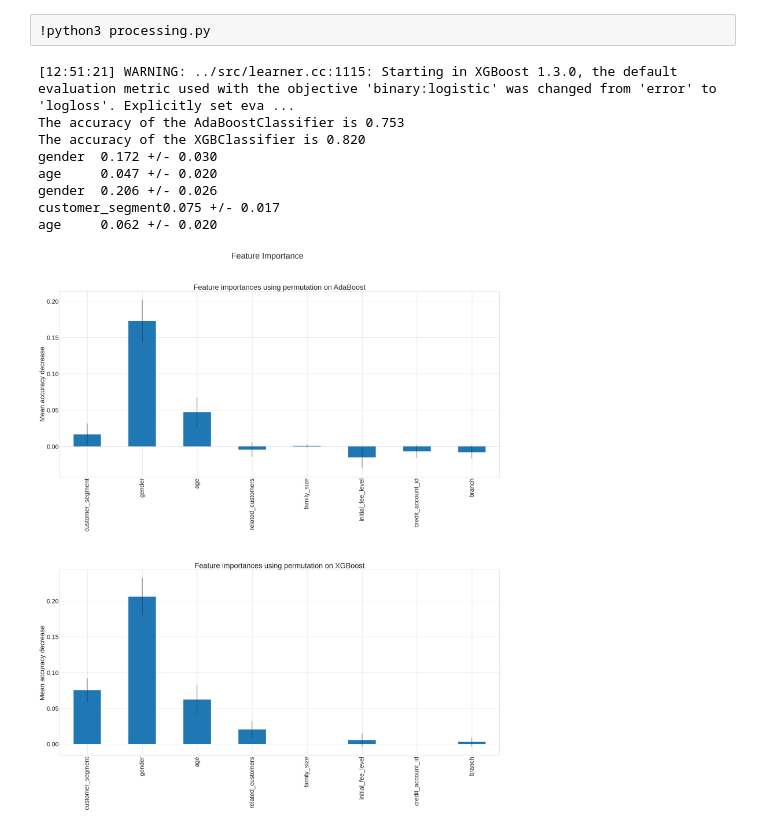
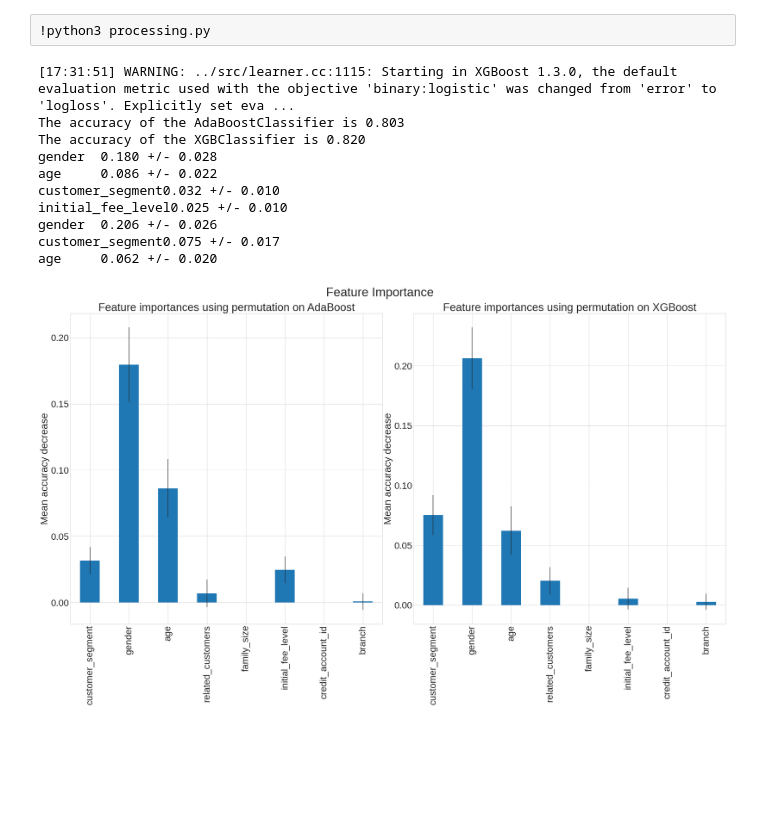
Before and after one commit to carlosmhd27/LenuseHealth_assignment, a Jupyter notebook: Solution.ipynb, the cells around one changed output. Saved outputs shown, nothing was run; the diff lists cells and outputs as text; code cells hidden in the pictures; blank space fills up the shorter version.

```diff
--- a/Solution.ipynb
+++ b/Solution.ipynb
@@ -128,12 +128,13 @@ data = cleaning_data(dataset_name,
                     save_csv = False,
                     print_info = False)
 
-segments = data["customer_segment"].unique()
-for segment in segments:
-    data_sgmt = data.where(data['customer_segment'] != segment).dropna()
-    convert = data_sgmt.pop('converted')
-    print(f"This data field has {data_sgmt.shape[1]} different parameters with {data_sgmt.shape[0]} entries")
-    fig, ax = visualize(data_sgmt, convert, save_fig = f"{segment}.pdf")
+# segments = data["customer_segment"].unique()
+# for segment in segments:
+# data_sgmt = data.where(data['customer_segment'] != segment).dropna()
+data_sgmt = data.copy()
+convert = data_sgmt.pop('converted')
+    # print(f"This data field has {data_sgmt.shape[1]} different parameters with {data_sgmt.shape[0]} entries")
+fig, ax = visualize(data_sgmt, convert, save_fig = f"Scatter.pdf")
 show()
 
 ## A part from visualizing we can show some percentage:
@@ -201,40 +197,42 @@ dataset_name = join(path_to_dataset, "Data_Scientist_-_Case_Dataset.xlsx")
 data = cleaning_data(dataset_name,
                     save_csv = False,
                     print_info = False)
 ## Separate in x and y
 convert = data.pop("converted")
 models, rs = modelling(data, convert)
 
 model_names = ["AdaBoost", "XGBoost"]
-fig, axs = subplots(2, figsize = (30, 40))
+fig, axs = subplots(1, 2, figsize = (30, 18))
 
 fig.suptitle("Feature Importance", fontsize = 37)
 
 
 for ax, model_name, r  in zip(axs, model_names, rs):
     ax = plot_importance(ax, r, model_name, index = data.keys())
 
 fig.subplots_adjust(bottom=0.2,
                 top = 0.92,
                 left=0.07,
                 right=0.98,
                 hspace = 0.5,
                 wspace = 0.1
                 )
 # fig.tight_layout()
 
-fig.savefig("Feature_importance.jpeg")
+fig.savefig("Figures/Feature_importance.jpeg")
 show()
 # %% [output]
-[12:51:21] WARNING: ../src/learner.cc:1115: Starting in XGBoost 1.3.0, the default evaluation metric used with the objective 'binary:logistic' was changed from 'error' to 'logloss'. Explicitly set eva ...
-The accuracy of the AdaBoostClassifier is 0.753
+[17:31:51] WARNING: ../src/learner.cc:1115: Starting in XGBoost 1.3.0, the default evaluation metric used with the objective 'binary:logistic' was changed from 'error' to 'logloss'. Explicitly set eva ...
+The accuracy of the AdaBoostClassifier is 0.803
 The accuracy of the XGBClassifier is 0.820
-gender  0.172 +/- 0.030
-age     0.047 +/- 0.020
+gender  0.180 +/- 0.028
+age     0.086 +/- 0.022
+customer_segment0.032 +/- 0.010
+initial_fee_level0.025 +/- 0.010
 gender  0.206 +/- 0.026
 customer_segment0.075 +/- 0.017
 age     0.062 +/- 0.020
-[figure, old version]
+[figure, new version]
 # %% [markdown]
 ## Conclusions
 
```
Also changed, not shown: parts of 2 cells of this notebook, 6 other files.
